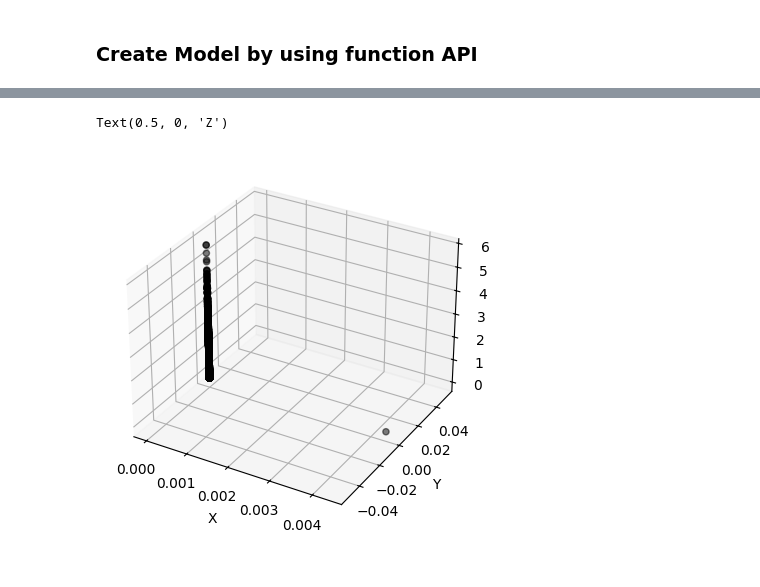
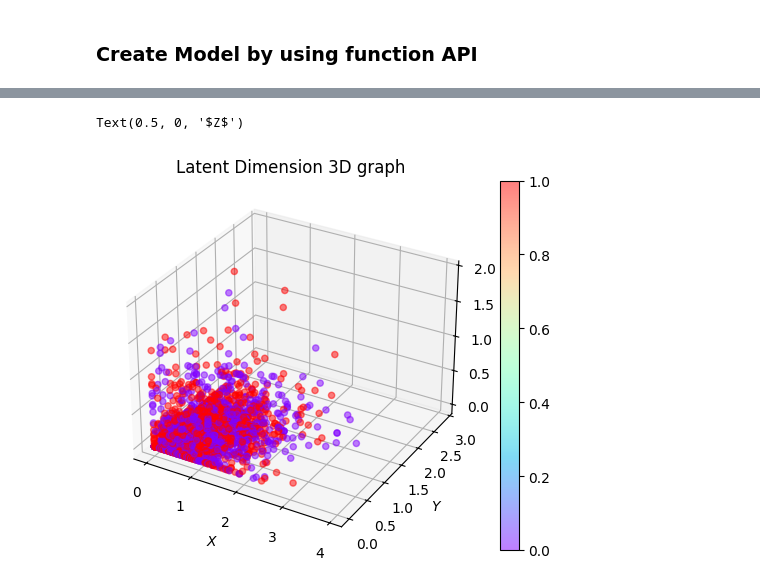
Before and after one commit to KU-Gen-AI-2567/Autoencoder-demo, a Jupyter notebook: Autoencoder.ipynb, the cells around one changed output, grey strips where cells are left out. Saved outputs shown, nothing was run; the diff lists cells and outputs as text; code cells hidden in the pictures.

```diff
--- a/Autoencoder.ipynb
+++ b/Autoencoder.ipynb
@@ -160,7 +160,7 @@ for i in range(10):
 from tensorflow.keras import models, layers, losses, activations, optimizers
 import tensorflow.keras.backend as K
 
-LATENT_DIM = 1000
+LATENT_DIM = 2048
 
 # Encoder Model
 encoder_input = layers.Input(shape=SHAPE, name="Encoder_Input")
@@ -266,8 +263,8 @@ Model: "functional_14"
  Non-trainable params: 0 (0.00 B)
 # %%
-EPOCH = 10
+EPOCH = 50
 BATCH_SIZE = 100
 
-autoencoder.compile(optimizer=optimizers.Adam(learning_rate=0.001), loss=losses.MeanAbsoluteError)
-autoencoder.fit(X_train_noisy, X_train_gray, epochs=EPOCH, validation_data=(X_test_noisy, X_test_gray), batch_size=BATCH_SIZE)
+autoencoder.compile(optimizer=optimizers.Adam(learning_rate=0.0005), loss=losses.MeanSquaredError)
+history = autoencoder.fit(X_train_noisy, X_train_gray, epochs=EPOCH, validation_data=(X_test_noisy, X_test_gray), batch_size=BATCH_SIZE)
 # %% [output]
@@ -325,0 +319,4 @@ encoder_imgs = encoder.predict(X_test_gray)
+# %%
+x = encoder_imgs[:, 0]
+y = encoder_imgs[:, 20]
+z = encoder_imgs[:, 40]
@@ -326,12 +334,12 @@ encoder_imgs = encoder.predict(X_test_gray)
 # %%
-ax = plt.figure().add_subplot(projection='3d')
-x = encoder_imgs[:, 1]
-y = encoder_imgs[:, 2]
-z = encoder_imgs[:, 3]
-ax.scatter(x, y, z, alpha=0.5, c='black')
-ax.set_xlabel("X")
-ax.set_ylabel("Y")
-ax.set_zlabel("Z")
+fig = plt.figure()
+ax = fig.add_subplot(projection='3d')
+p = ax.scatter(x, y, z, alpha=0.5, c=y_test, cmap='rainbow')
+plt.title("Latent Dimension 3D graph")
+fig.colorbar(p)
+ax.set_xlabel("$X$")
+ax.set_ylabel("$Y$")
+ax.set_zlabel("$Z$")
 # %% [output]
-Text(0.5, 0, 'Z')
+Text(0.5, 0, '$Z$')
-[figure, old version]
+[figure, new version]
```
Also changed, not shown: parts of 15 cells of this notebook.
